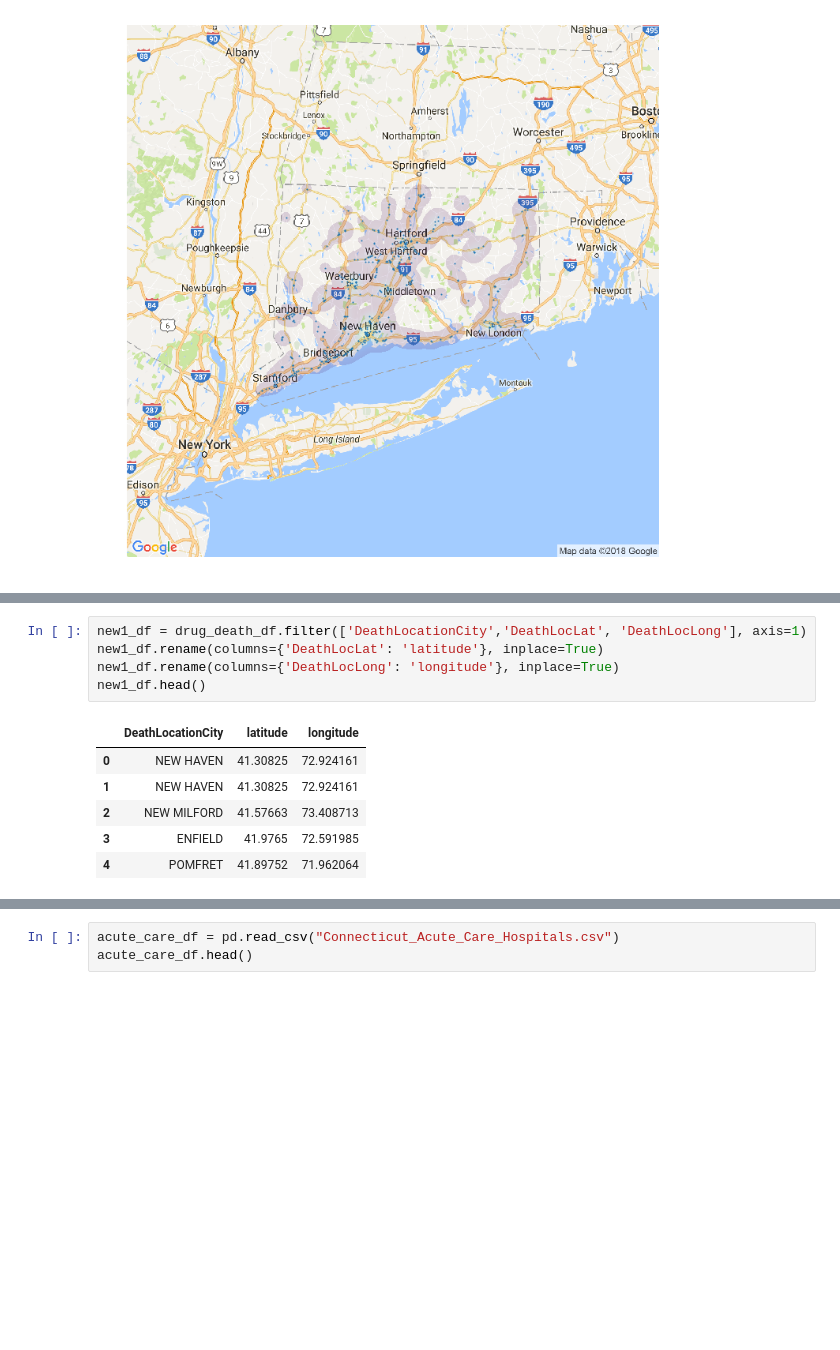
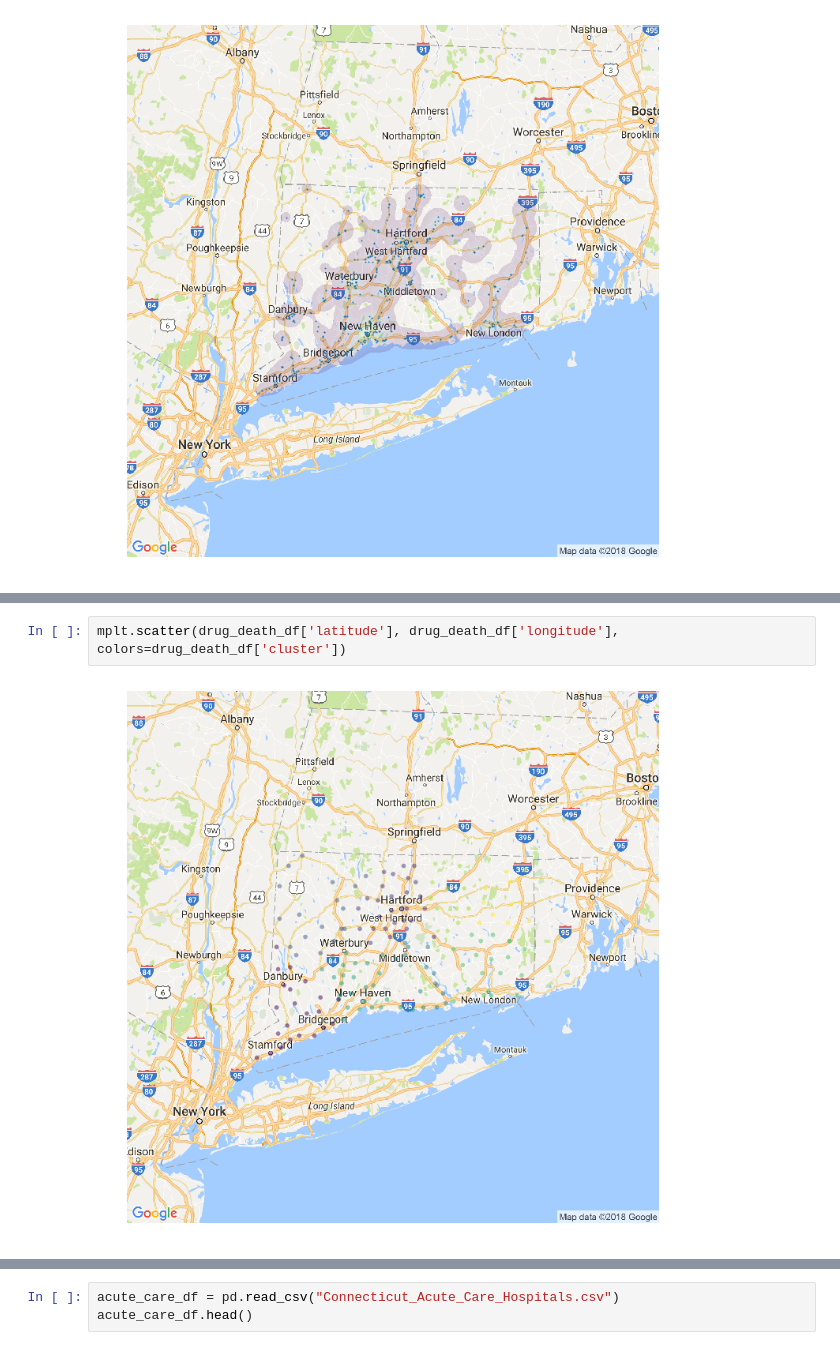
Before and after one commit to yayunl/DataViz-Project1, a Jupyter notebook: Drug_data.ipynb, the cells around one changed output, grey strips where cells are left out. Drawn from its saved outputs; the diff is of its cells as text; blank space fills up the shorter version.

```diff
--- a/Drug_data.ipynb
+++ b/Drug_data.ipynb
@@ -90,12 +93,4 @@ drug_death_df.head()
-# %%
-new1_df = drug_death_df.filter(['DeathLocationCity','DeathLocLat', 'DeathLocLong'], axis=1)
-new1_df.rename(columns={'DeathLocLat': 'latitude'}, inplace=True)
-new1_df.rename(columns={'DeathLocLong': 'longitude'}, inplace=True)
-new1_df.head()
-# %% [output]
-|  | DeathLocationCity | latitude | longitude |
-| 0 | NEW HAVEN | 41.30825 | 72.924161 |
-| 1 | NEW HAVEN | 41.30825 | 72.924161 |
-| 2 | NEW MILFORD | 41.57663 | 73.408713 |
-| 3 | ENFIELD | 41.9765 | 72.591985 |
-| 4 | POMFRET | 41.89752 | 71.962064 |
+# %%
+mplt.scatter(drug_death_df['latitude'], drug_death_df['longitude'], colors=drug_death_df['cluster'])
+# %% [output]
+[figure, added]
```
Also changed, not shown: parts of 6 cells of this notebook, 5 other files.
